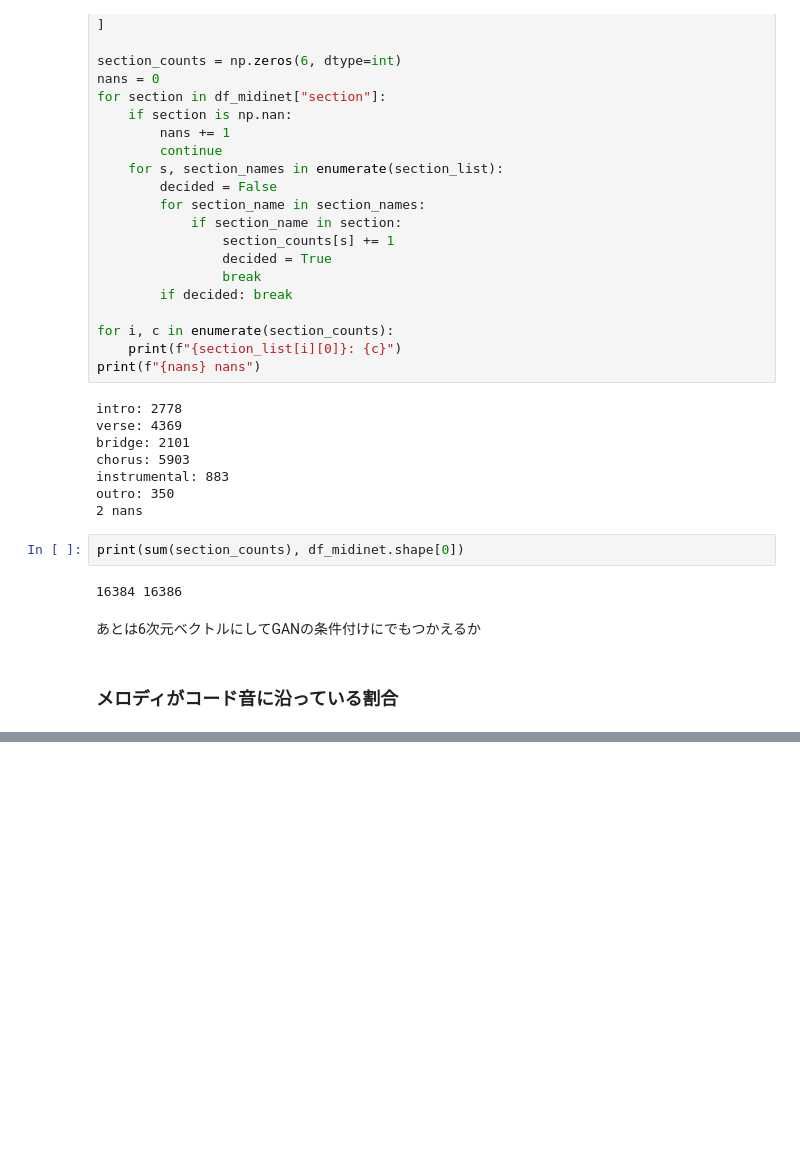
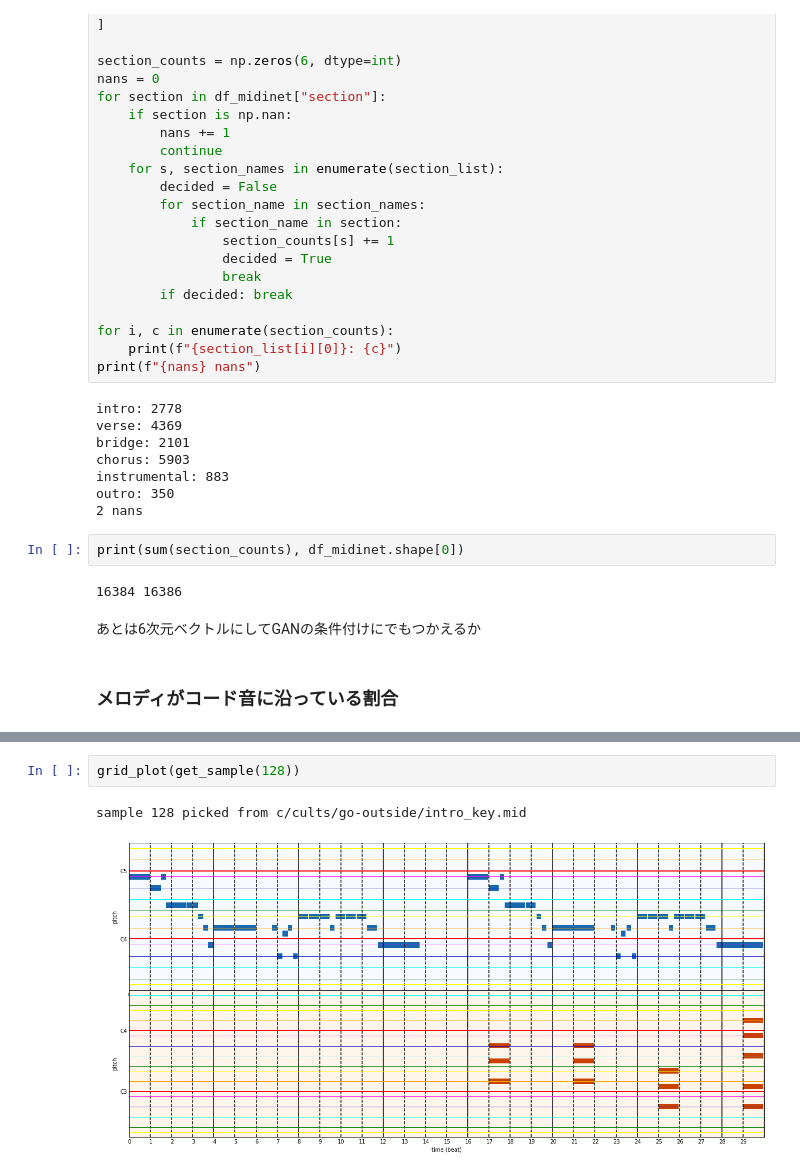
Before and after one commit to fuurin/midi, a Jupyter notebook: TheoryTabAnalysis.ipynb, the cells around one changed output, grey strips where cells are left out. Saved outputs shown, nothing was run; the diff lists cells and outputs as text; blank space fills up the shorter version.

```diff
--- a/TheoryTabAnalysis.ipynb
+++ b/TheoryTabAnalysis.ipynb
@@ -244,0 +283,5 @@ df['on_chord_rate'].hist()
+# %%
+grid_plot(get_sample(128))
+# %% [output]
+sample 128 picked from c/cults/go-outside/intro_key.mid
+[figure, added]
```
Also changed, not shown: parts of 9 cells of this notebook, 1 other file.
